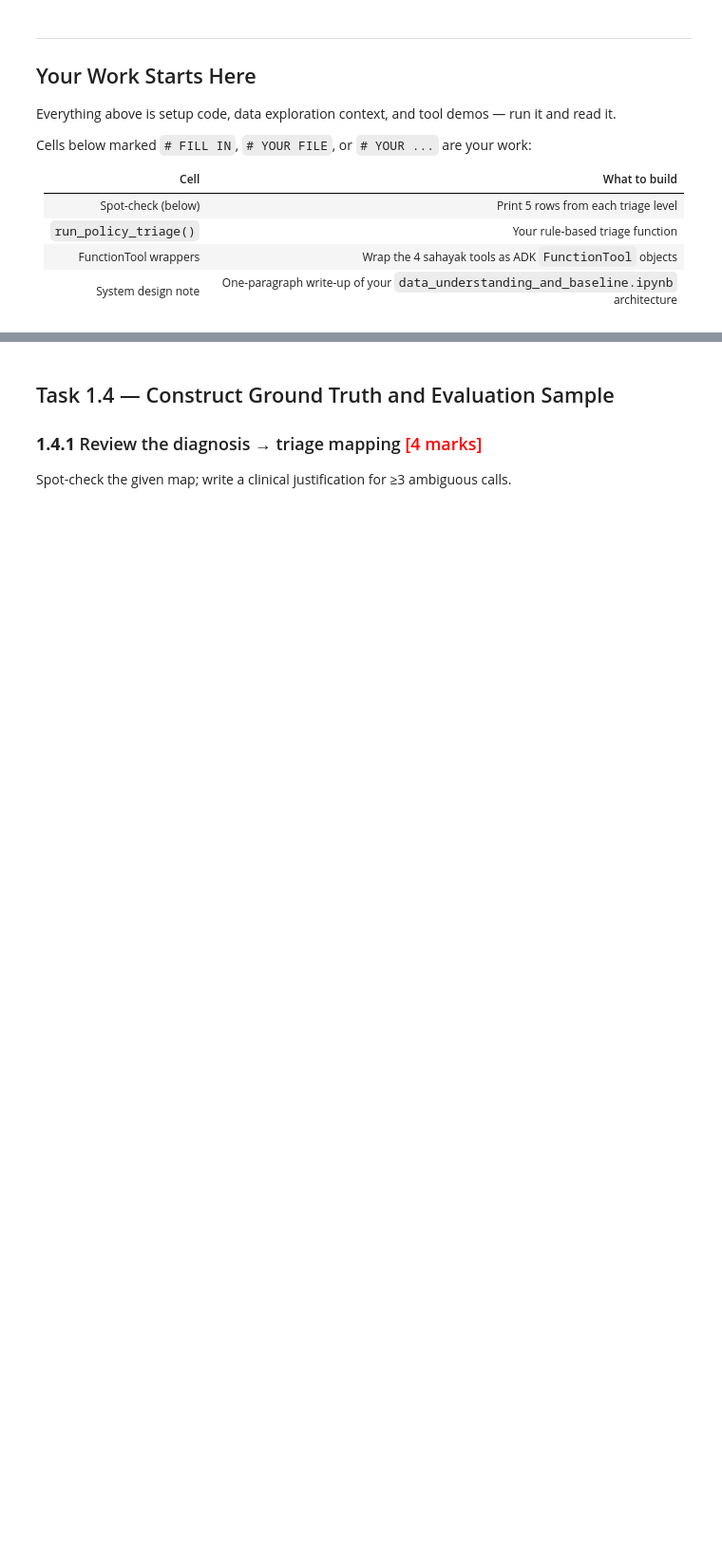
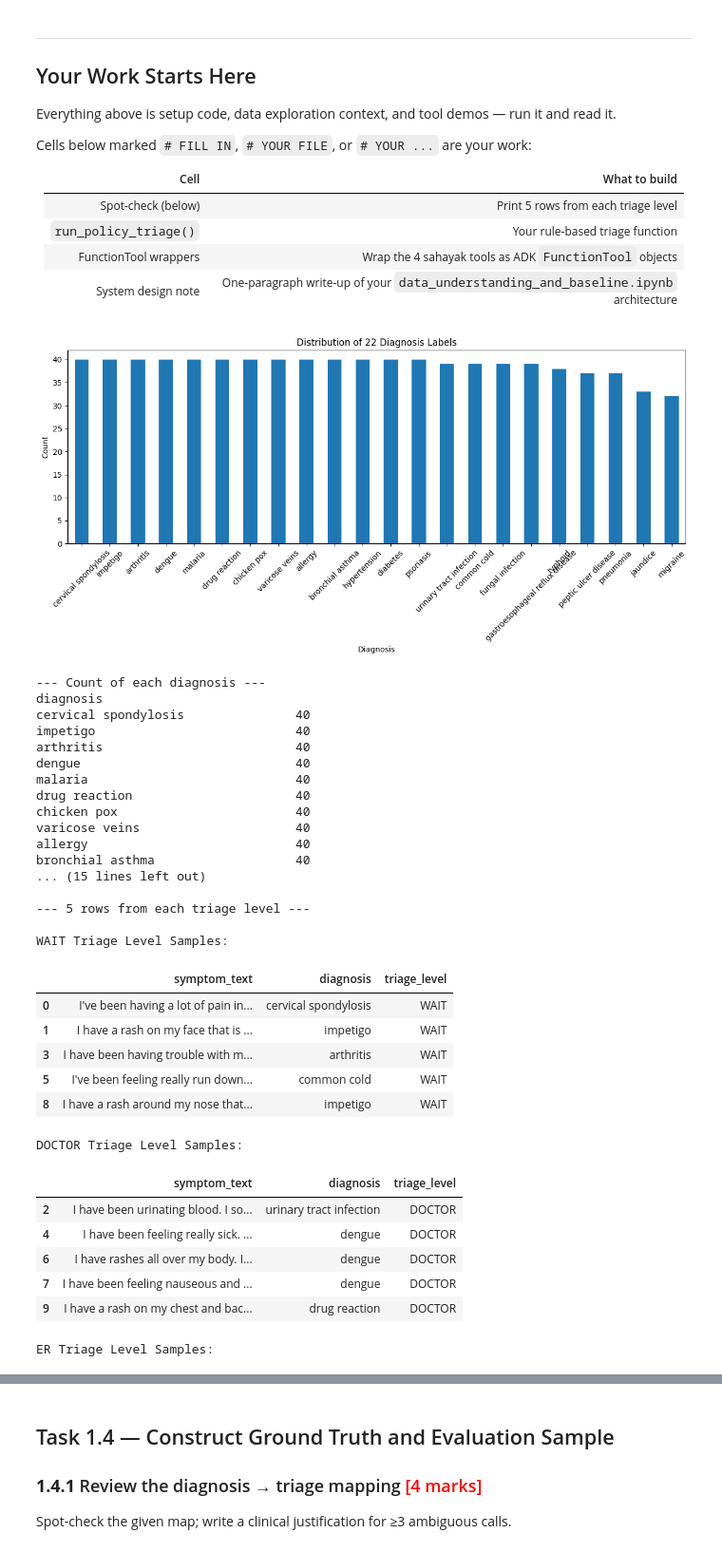
Before and after one commit to kumarsirish/capstone-b, a Jupyter notebook: starter-files/learner/data_understanding_and_baseline.ipynb, the cells around one changed output, grey strips where cells are left out. Shown at 95% size. Saved outputs shown, nothing was run; the diff lists cells and outputs as text; code cells hidden in the pictures; blank space fills up the shorter version.

```diff
--- a/starter-files/learner/data_understanding_and_baseline.ipynb
+++ b/starter-files/learner/data_understanding_and_baseline.ipynb
@@ -188,8 +210,75 @@ Cells below marked `# FILL IN`, `# YOUR FILE`, or `# YOUR ...` are your work:
 # %%
 # -- Distribution of diagnosis labels (Task 1.3.1) -------------------------
 
 # FILL IN: plot the diagnosis-label distribution as a bar chart
 #   (df['diagnosis'].value_counts().plot(kind='bar', ...)); label the axes
 #   and title it with the number of labels.
+import matplotlib.pyplot as plt
+
+# Plot the diagnosis-label distribution
+fig, ax = plt.subplots(figsize=(12, 6))
+df['diagnosis'].value_counts().plot(kind='bar', ax=ax)
+ax.set_title(f'Distribution of {df["diagnosis"].nunique()} Diagnosis Labels')
+ax.set_xlabel('Diagnosis')
+ax.set_ylabel('Count')
+plt.xticks(rotation=45)
+plt.tight_layout()
+plt.show()
+
 # FILL IN (comment): which 3 diagnoses are most common, and what does that
 #   class imbalance mean for how you evaluate the agent?
+# The 3 most common diagnoses are:
+# 1. Arthritis
+# 2. Dengue
+# 3. Malaria
+# This class imbalance means that an agent might perform well by simply predicting these common diagnoses, but could struggle with rarer conditions. For evaluation, this implies that overall accuracy might be high due to correctly classifying frequent cases, but recall for less common or critical conditions (like 'ER' level diagnoses) might be low, which is a significant safety concern.
+#print  count of each diagnosis
+print("\n--- Count of each diagnosis ---")
+print(df['diagnosis'].value_counts())
+
+#Check imbalance ratio IR
+dx_counts = df['diagnosis'].value_counts()
+max_count = dx_counts.max()
+min_count = dx_counts.min()
+imbalance_ratio = max_count / min_count
+print(f"\nImbalance Ratio (Majority Class / Minority Class): {imbalance_ratio:.2f}")
+#1.25 imbalance is relatively mild
+
+# Print 5 rows from each triage level
+print("\n--- 5 rows from each triage level ---")
+for level in df['triage_level'].unique():
+    print(f"\n{level} Triage Level Samples:")
+    display(df[df['triage_level'] == level].head(5))
+# %% [output]
+[figure, added]
+--- Count of each diagnosis ---
+diagnosis
+cervical spondylosis               40
+impetigo                           40
+arthritis                          40
+dengue                             40
+malaria                            40
+drug reaction                      40
+chicken pox                        40
+varicose veins                     40
+allergy                            40
+bronchial asthma                   40
+... (15 lines left out)
+
+--- 5 rows from each triage level ---
+
+WAIT Triage Level Samples:
+|  | symptom_text | diagnosis | triage_level |
+| 0 | I've been having a lot of pain in... | cervical spondylosis | WAIT |
+| 1 | I have a rash on my face that is ... | impetigo | WAIT |
+| 3 | I have been having trouble with m... | arthritis | WAIT |
+| 5 | I've been feeling really run down... | common cold | WAIT |
+| 8 | I have a rash around my nose that... | impetigo | WAIT |
+DOCTOR Triage Level Samples:
+|  | symptom_text | diagnosis | triage_level |
+| 2 | I have been urinating blood. I so... | urinary tract infection | DOCTOR |
+| 4 | I have been feeling really sick. ... | dengue | DOCTOR |
+| 6 | I have rashes all over my body. I... | dengue | DOCTOR |
+| 7 | I have been feeling nauseous and ... | dengue | DOCTOR |
+| 9 | I have a rash on my chest and bac... | drug reaction | DOCTOR |
+ER Triage Level Samples:
```
Also changed, not shown: parts of 9 cells of this notebook.
